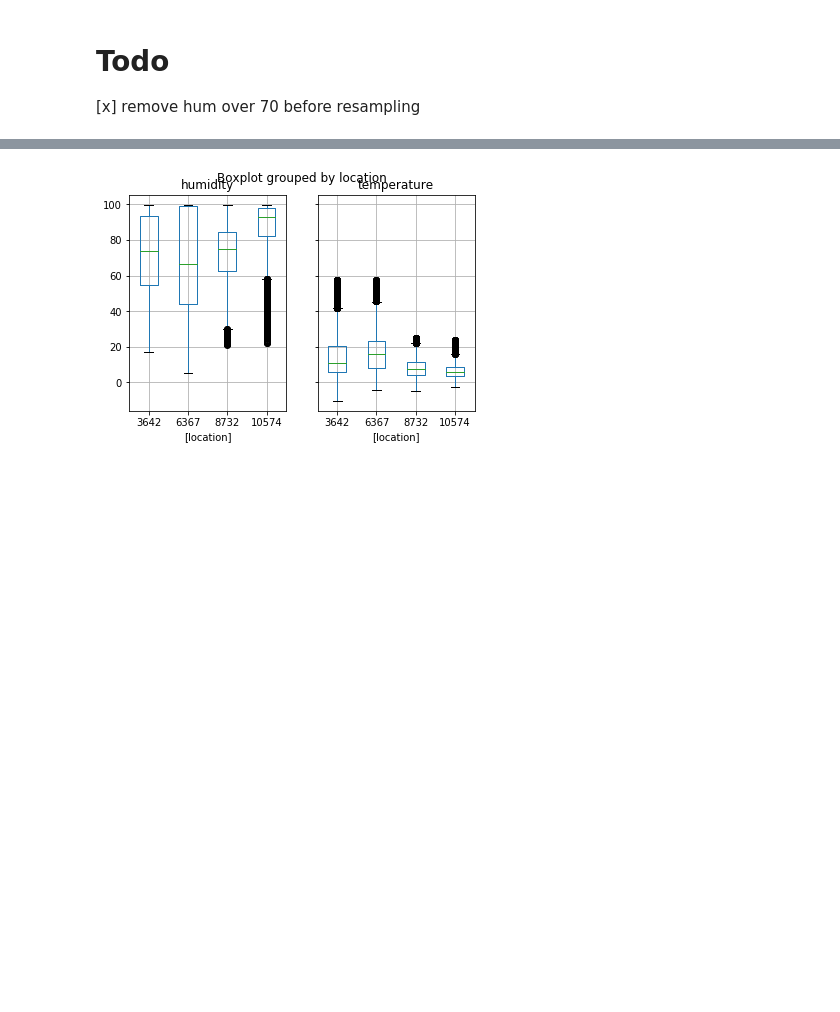
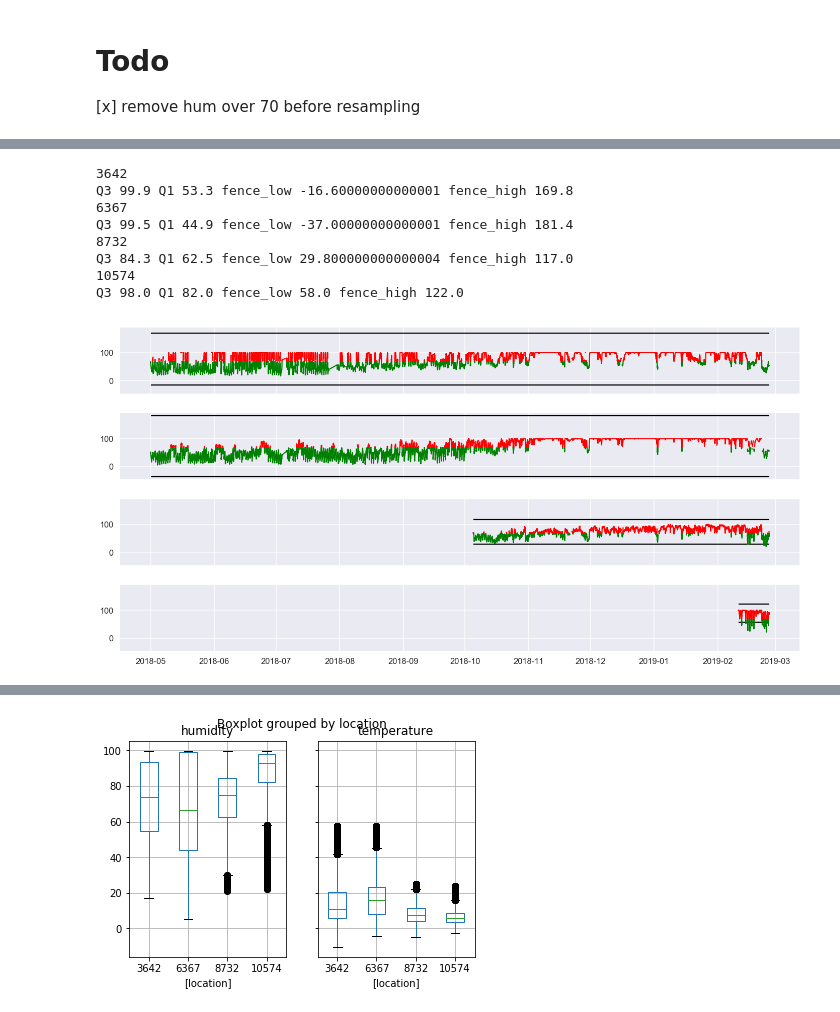
Before and after one commit to GeorgesAlkhouri/golddust, a Jupyter notebook: jupyter/BTW.ipynb, the cells around one changed output, grey strips where cells are left out. Drawn from its saved outputs; the diff is of its cells as text; code cells hidden in the pictures; blank space fills up the shorter version.

Commit message:
[CHANGE] Plotting

```diff
--- a/jupyter/BTW.ipynb
+++ b/jupyter/BTW.ipynb
@@ -117,0 +90,40 @@ df_dht22.describe()
+# %%
+fig, axes = plt.subplots(nrows=4, ncols=1, figsize=(20, 10), sharex=True, sharey=True)
+
+for idx, (loc, loc_df) in enumerate(df_dht22[df_dht22.index.get_level_values(1) > '2018-05-01'].groupby('location')):
+    print(loc)
+
+    upper = 70#50
+    lower = 0#20
+
+    s = loc_df['humidity']
+    t = loc_df.index.get_level_values(1)
+
+    supper = np.ma.masked_where(s < upper, s)
+    slower = np.ma.masked_where(s > lower, s)
+    smiddle = np.ma.masked_where(np.logical_or(s < lower, s > upper), s)
+
+    q3 = s.quantile(.75)
+    q1 = s.quantile(.25)
+
+    iqr = q3-q1 #Interquartile range
+    fence_low  = q1-1.5*iqr # mild outlier
+    fence_high = q3+1.5*iqr # mild outlier
+
+    print('Q3', q3, 'Q1', q1, 'fence_low', fence_low, 'fence_high', fence_high)
+
+    axes[idx].plot(t, smiddle, 'green', t, slower, 'red', t, supper, 'red')
+    axes[idx].hlines(y=fence_high, xmin=t.min(), xmax=t.max(),color='black', linestyle='-')
+    axes[idx].hlines(y=fence_low, xmin=t.min(), xmax=t.max(),color='black', linestyle='-')
+
+    plt.tight_layout()
+# %% [output]
+3642
+Q3 99.9 Q1 53.3 fence_low -16.60000000000001 fence_high 169.8
+6367
+Q3 99.5 Q1 44.9 fence_low -37.00000000000001 fence_high 181.4
+8732
+Q3 84.3 Q1 62.5 fence_low 29.800000000000004 fence_high 117.0
+10574
+Q3 98.0 Q1 82.0 fence_low 58.0 fence_high 122.0
+[figure, added]
```
Also changed, not shown: parts of 44 cells of this notebook.
